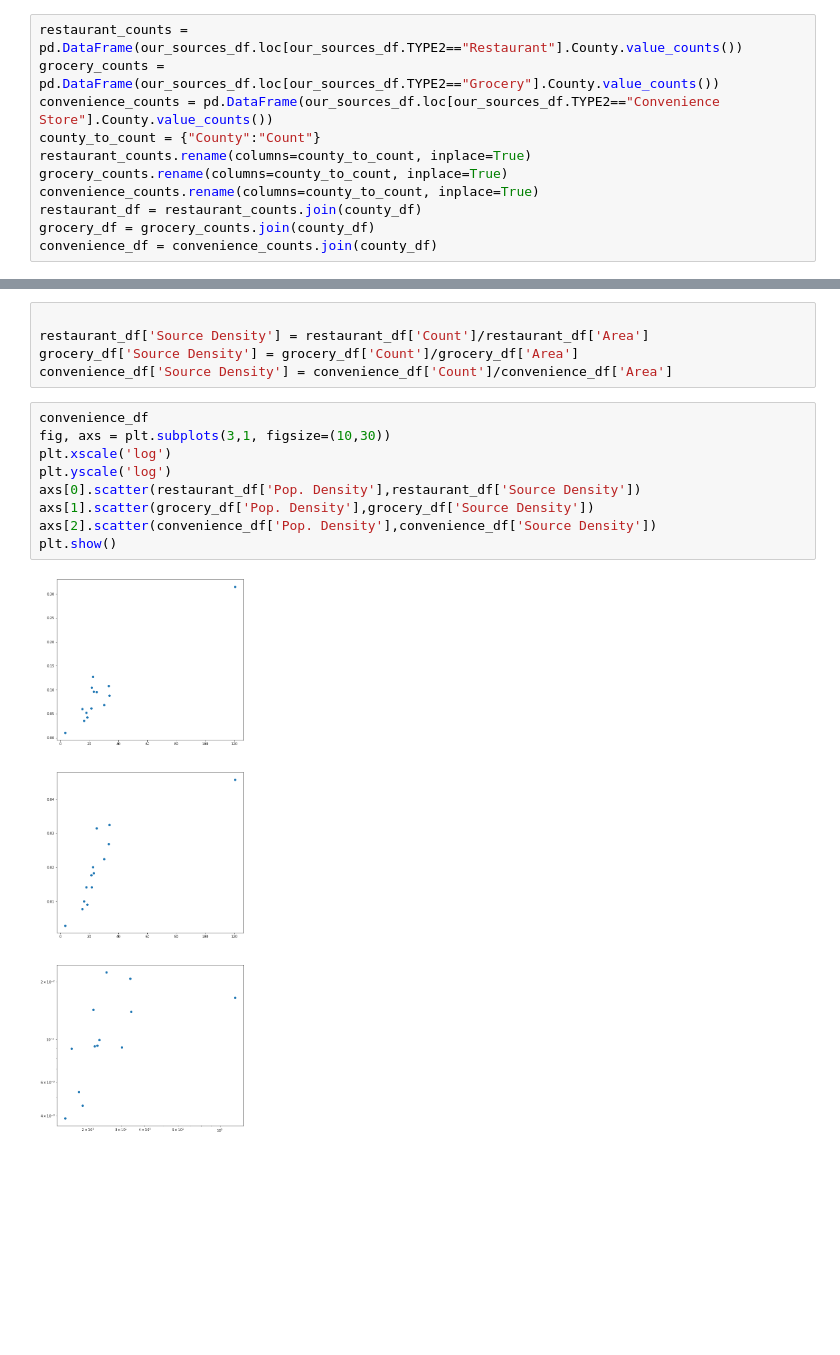
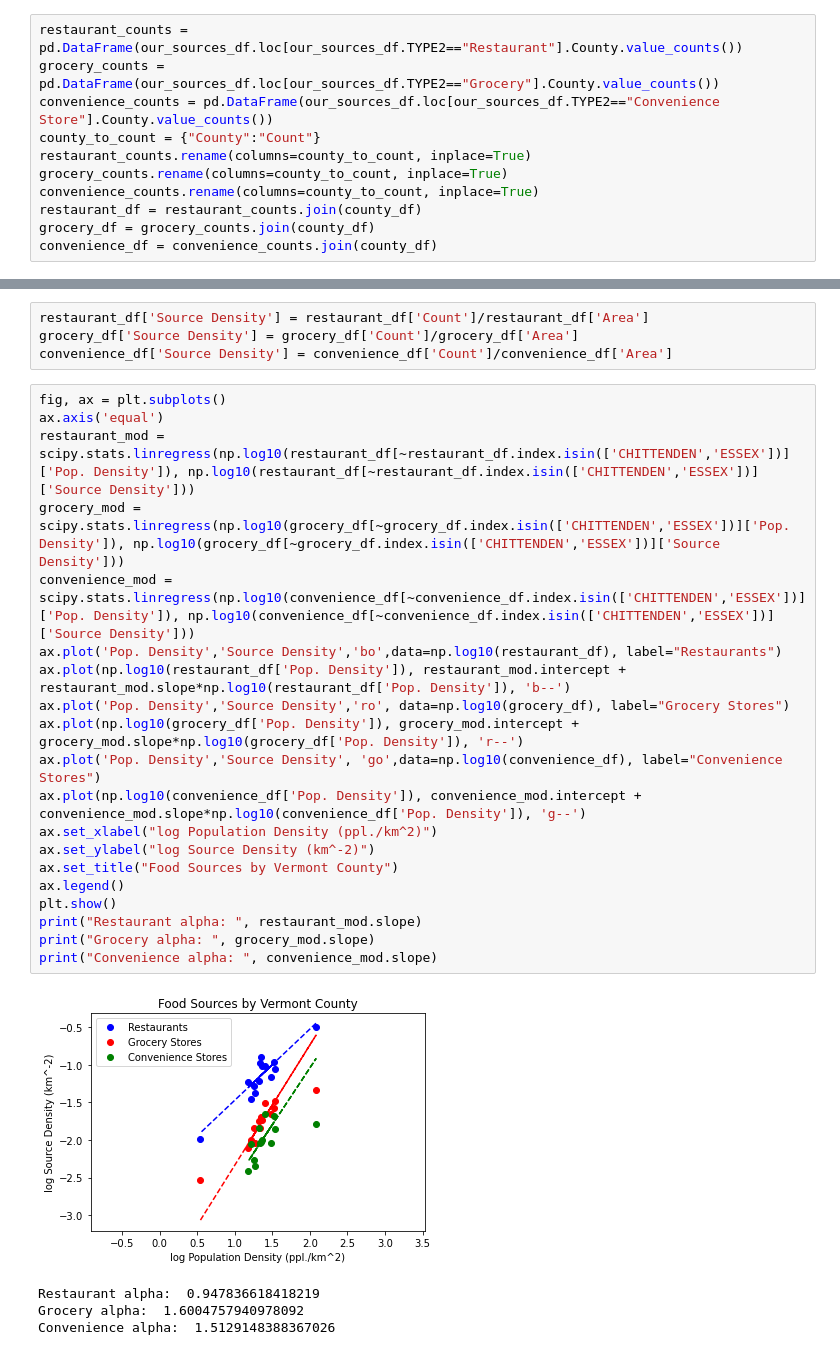
Before and after one commit to nick-knudsen/pocs-project, a Jupyter notebook: food_sources.ipynb, the cells around one changed output, grey strips where cells are left out. Drawn from its saved outputs; the diff is of its cells as text; blank space fills up the shorter version.

Commit message:
creating zipf plots

```diff
--- a/food_sources.ipynb
+++ b/food_sources.ipynb
@@ -123,16 +85,29 @@ restaurant_df
 # %%
-
 restaurant_df['Source Density'] = restaurant_df['Count']/restaurant_df['Area']
 grocery_df['Source Density'] = grocery_df['Count']/grocery_df['Area']
 convenience_df['Source Density'] = convenience_df['Count']/convenience_df['Area']
-# %%
-convenience_df
-fig, axs = plt.subplots(3,1, figsize=(10,30))
-plt.xscale('log')
-plt.yscale('log')
-axs[0].scatter(restaurant_df['Pop. Density'],restaurant_df['Source Density'])
-axs[1].scatter(grocery_df['Pop. Density'],grocery_df['Source Density'])
-axs[2].scatter(convenience_df['Pop. Density'],convenience_df['Source Density'])
-plt.show()
-# %% [output]
-[figure, removed]
+# %%
+fig, ax = plt.subplots()
+ax.axis('equal')
+restaurant_mod = scipy.stats.linregress(np.log10(restaurant_df[~restaurant_df.index.isin(['CHITTENDEN','ESSEX'])]['Pop. Density']), np.log10(restaurant_df[~restaurant_df.index.isin(['CHITTENDEN','ESSEX'])]['Source Density']))
+grocery_mod = scipy.stats.linregress(np.log10(grocery_df[~grocery_df.index.isin(['CHITTENDEN','ESSEX'])]['Pop. Density']), np.log10(grocery_df[~grocery_df.index.isin(['CHITTENDEN','ESSEX'])]['Source Density']))
+convenience_mod = scipy.stats.linregress(np.log10(convenience_df[~convenience_df.index.isin(['CHITTENDEN','ESSEX'])]['Pop. Density']), np.log10(convenience_df[~convenience_df.index.isin(['CHITTENDEN','ESSEX'])]['Source Density']))
+ax.plot('Pop. Density','Source Density','bo',data=np.log10(restaurant_df), label="Restaurants")
+ax.plot(np.log10(restaurant_df['Pop. Density']), restaurant_mod.intercept + restaurant_mod.slope*np.log10(restaurant_df['Pop. Density']), 'b--')
+ax.plot('Pop. Density','Source Density','ro', data=np.log10(grocery_df), label="Grocery Stores")
+ax.plot(np.log10(grocery_df['Pop. Density']), grocery_mod.intercept + grocery_mod.slope*np.log10(grocery_df['Pop. Density']), 'r--')
+ax.plot('Pop. Density','Source Density', 'go',data=np.log10(convenience_df), label="Convenience Stores")
+ax.plot(np.log10(convenience_df['Pop. Density']), convenience_mod.intercept + convenience_mod.slope*np.log10(convenience_df['Pop. Density']), 'g--')
+ax.set_xlabel("log Population Density (ppl./km^2)")
+ax.set_ylabel("log Source Density (km^-2)")
+ax.set_title("Food Sources by Vermont County")
+ax.legend()
+plt.show()
+print("Restaurant alpha: ", restaurant_mod.slope)
+print("Grocery alpha: ", grocery_mod.slope)
+print("Convenience alpha: ", convenience_mod.slope)
+# %% [output]
+[figure, added]
+Restaurant alpha:  0.947836618418219
+Grocery alpha:  1.6004757940978092
+Convenience alpha:  1.5129148388367026
```
Also changed, not shown: parts of 5 cells of this notebook, 2 other files.
